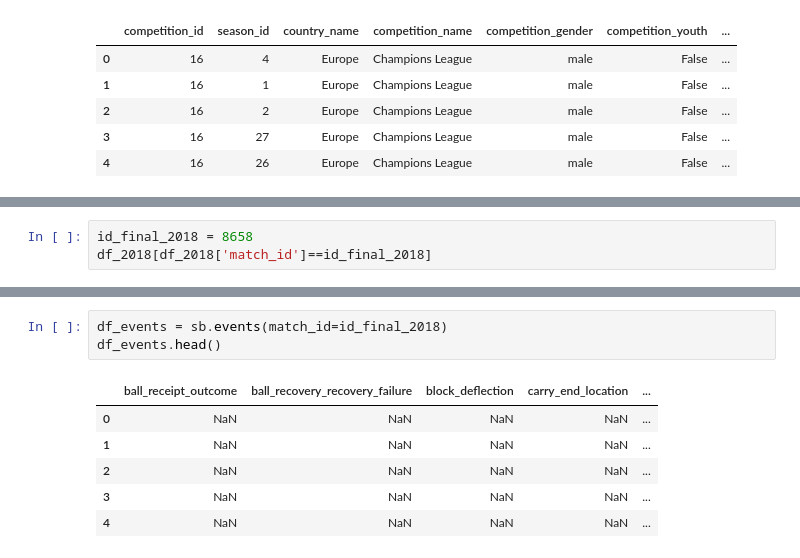
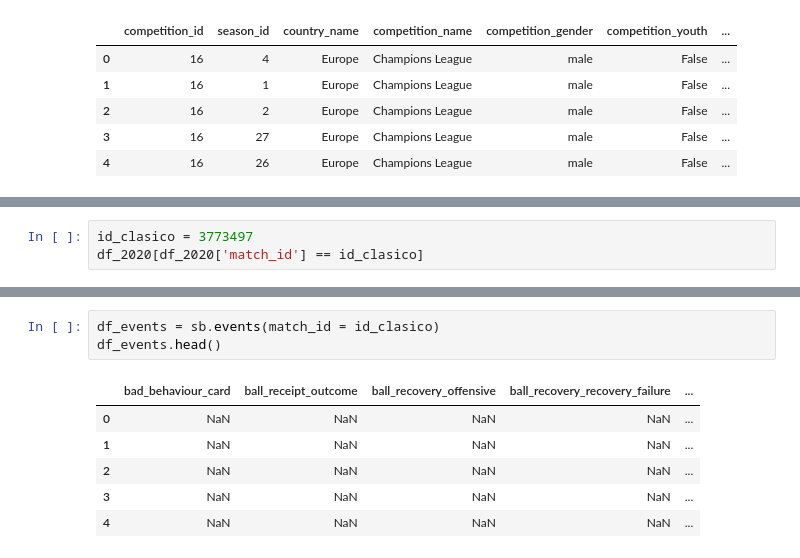
Before and after one commit to victorrmtz/Futbol_Predictor, a Jupyter notebook: src/Analisis partido.ipynb, the cells around one changed output, grey strips where cells are left out. Drawn from its saved outputs; the diff is of its cells as text.

```diff
--- a/src/Analisis partido.ipynb
+++ b/src/Analisis partido.ipynb
@@ -42,5 +48,5 @@ df_2018.head()
 # %%
-id_final_2018 = 8658
-df_2018[df_2018['match_id']==id_final_2018]
+id_clasico = 3773497
+df_2020[df_2020['match_id'] == id_clasico]
 # %% [output]
 |  | match_id | match_date | kick_off | competition | season | home_team | away_team | home_score | away_score | ... |
@@ -71,8 +90,8 @@ df_lineups['Croatia']
 # %%
-df_events = sb.events(match_id=id_final_2018)
+df_events = sb.events(match_id = id_clasico)
 df_events.head()
 # %% [output]
-|  | ball_receipt_outcome | ball_recovery_recovery_failure | block_deflection | carry_end_location | ... |
+|  | bad_behaviour_card | ball_receipt_outcome | ball_recovery_offensive | ball_recovery_recovery_failure | ... |
 | 0 | NaN | NaN | NaN | NaN | ... |
 | 1 | NaN | NaN | NaN | NaN | ... |
 | 2 | NaN | NaN | NaN | NaN | ... |
```
Also changed, not shown: parts of 15 cells of this notebook, 4 other files.
